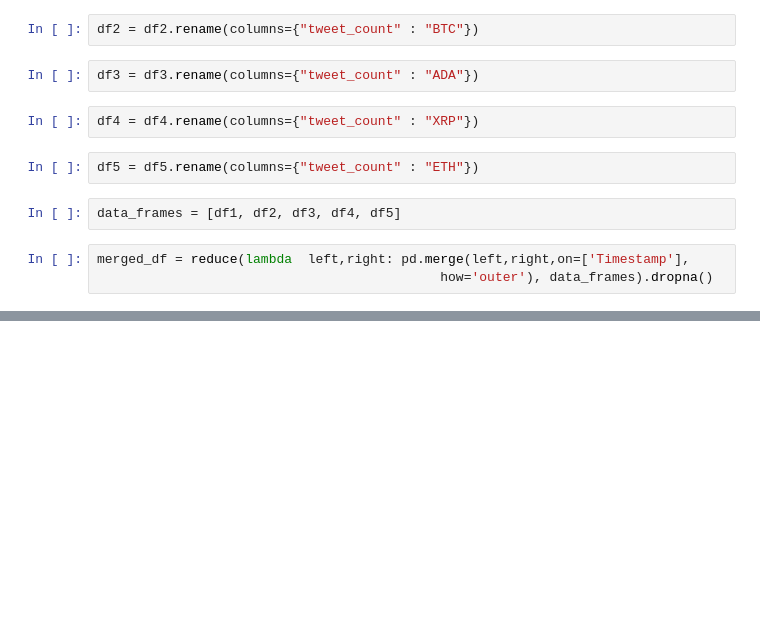
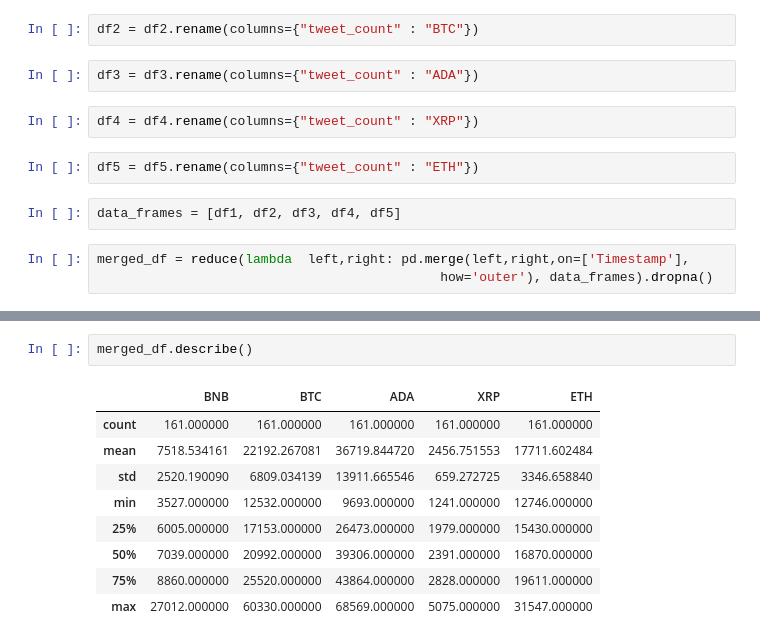
Before and after one commit to hieple24/Project_1, a Jupyter notebook: Master_Concat_dfs.ipynb, the cells around one changed output, grey strips where cells are left out. Saved outputs shown, nothing was run; the diff lists cells and outputs as text; blank space fills up the shorter version.

```diff
--- a/Master_Concat_dfs.ipynb
+++ b/Master_Concat_dfs.ipynb
@@ -98,0 +108,12 @@ merged_df.hvplot.area(x = "Timestamp", )
+# %%
+merged_df.describe()
+# %% [output]
+|  | BNB | BTC | ADA | XRP | ETH |
+| count | 161.000000 | 161.000000 | 161.000000 | 161.000000 | 161.000000 |
+| mean | 7518.534161 | 22192.267081 | 36719.844720 | 2456.751553 | 17711.602484 |
+| std | 2520.190090 | 6809.034139 | 13911.665546 | 659.272725 | 3346.658840 |
+| min | 3527.000000 | 12532.000000 | 9693.000000 | 1241.000000 | 12746.000000 |
+| 25% | 6005.000000 | 17153.000000 | 26473.000000 | 1979.000000 | 15430.000000 |
+| 50% | 7039.000000 | 20992.000000 | 39306.000000 | 2391.000000 | 16870.000000 |
+| 75% | 8860.000000 | 25520.000000 | 43864.000000 | 2828.000000 | 19611.000000 |
+| max | 27012.000000 | 60330.000000 | 68569.000000 | 5075.000000 | 31547.000000 |
```
Also changed, not shown: parts of 4 cells of this notebook.
